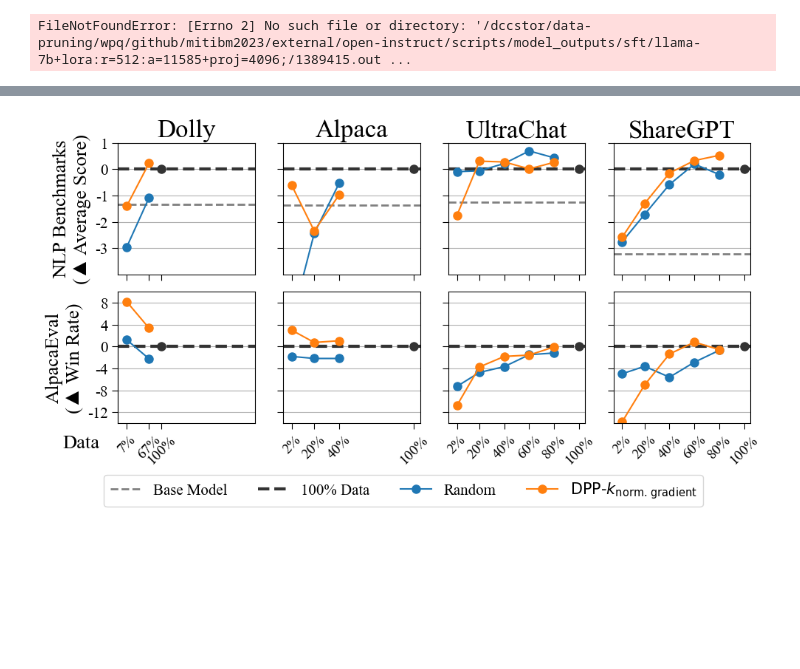
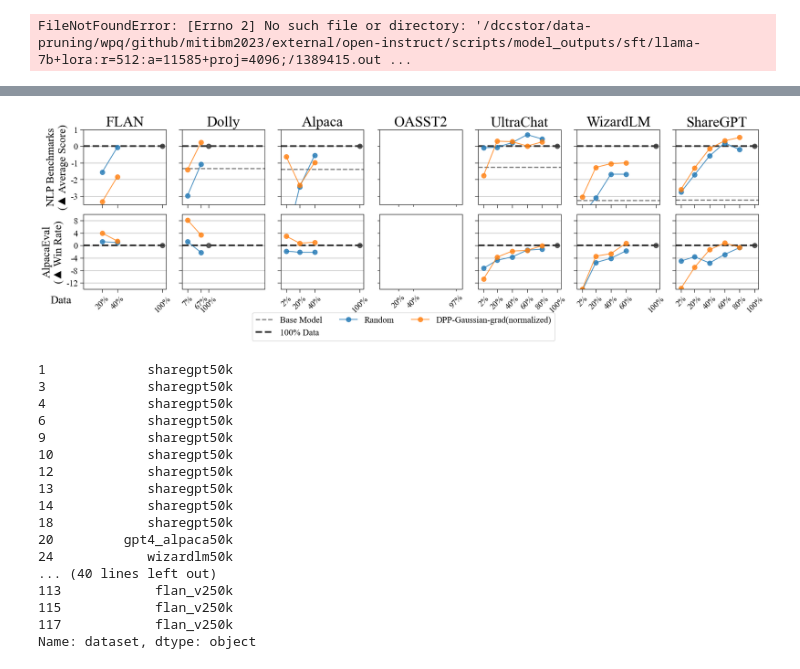
Before and after one commit to tt6746690/open-instruct, a Jupyter notebook: scripts/gen_cmds.ipynb, the cells around one changed output, grey strips where cells are left out. Saved outputs shown, nothing was run; the diff lists cells and outputs as text; code cells hidden in the pictures; blank space fills up the shorter version.

Commit message:
refactor eval

```diff
--- a/scripts/gen_cmds.ipynb
+++ b/scripts/gen_cmds.ipynb
@@ -1704,0 +1677,13 @@ chat_fmt=mix
+# %%
+
+d = df.set_index(['dataset']).to_dict()['AlpacaFarm(alpaca:eval:gpt4:turbo:fn)/WR*']
+d = dict(sorted(d.items(), key=lambda kv: kv[1]))
+
+
+xs = d.keys()
+ys = d.values()
+
+
+fig, ax = plt.subplots(1,1,figsize=(20,2))
+
+plt.bar(xs, ys)
@@ -1886,6 +1868,9 @@ def get_dataset_display(dataset):
     elif 'ultrachat' in dataset: return 'UltraChat'
     elif 'sharegpt' in dataset: return 'ShareGPT'
     elif 'ultrafeedback' in dataset: return 'UltraFeedback'
+    elif 'flan_v2' in dataset: return "FLAN"
+    elif 'oasst2' in dataset: return "OASST2"
+    elif 'wizardlm' in dataset: return "WizardLM"
     else: raise ValueError(f'{dataset} not defined display name')
 
 
@@ -1902,7 +1887,7 @@ assert(yaxis_type in ['abs', 'delta_fullfinetune'])
 
 if finetune_type == 'sft':
     datasets = ['dolly', 'stanford_alpaca50k', 'ultrachat50k', 'sharegpt50k']
-    # datasets = ['flan_v250k', 'dolly', 'stanford_alpaca50k', 'oasst2', 'ultrachat50k', 'wizardlm50k', 'sharegpt50k']
+    datasets = ['flan_v250k', 'dolly', 'stanford_alpaca50k', 'oasst2', 'ultrachat50k', 'wizardlm50k', 'sharegpt50k']
 else:
     datasets = ['ultrafeedback']
 # datasets = list(np.unique(dfc['dataset']))
@@ -1948,6 +1933,7 @@ markers_list = ['o']*10
 lineplot_kwargs = {'marker': '.',
 #                    'markerfacecolor': 'none',
                    'markersize': 8,
+                   'alpha': .8,
 #                    'markeredgewidth': 2,
 #                    'linewidth': 1.5,
                   }
@@ -2014,35 +2000,55 @@ for axi, task_name in enumerate(task_names):
     ax.set_ylabel(task_name_shortened.replace('(', '(▲ ') if yaxis_type.startswith('delta') else task_name_shortened, va='bottom')
     if yaxis_type == 'delta_fullfinetune':
         if task_name == 'nonchat': yticks = [-3,-2,-1,0,1]
-        elif 'AlpacaFarm' in  task_name: yticks = [-12, -8, -4, 0, 4, 8]
+        elif 'AlpacaFarm' in task_name and 'WR' in task_name: yticks = [-12, -8, -4, 0, 4, 8]
         else: yticks = None
         if yticks is not None: ax.set_yticks(yticks, yticks)
 
 
 for axj, dataset in enumerate(datasets):
     dataset_size = get_dataset_size(dataset)
     xticks = np.array(sorted(xticks_data[dataset]))
     ax = axs.reshape(nrows, ncols)[nrows-1, axj]
     c = .05; ax.set_xlim((-N*c, N+c*N))
     xticklabels = [f'{x*100:.0f}%' for x in xticks/get_dataset_size(dataset)]
     ax.set_xticks(xticks, xticklabels, ha='center', rotation=45)
 
     ax = axs.reshape(nrows, ncols)[0, axj]
     ax.set_title(get_dataset_display(dataset))
 
     if yaxis_type != 'abs':
         axs.reshape(nrows, ncols)[0, axj].set_ylim((-3.5, 1))
         axs.reshape(nrows, ncols)[1, axj].set_ylim((-14, 10))
 
 ## data xlabel at the side s
 axs.reshape(nrows, ncols)[nrows-1, 0].annotate('Data', xy=(-0.4, -.15), xycoords="axes fraction", ha='left', va='center', weight='bold', fontsize=plt.rcParams['axes.labelsize'])
 ## legend at bottom
-fig.legend(loc='lower center', bbox_to_anchor=(0.5, -.1), ncol=4, frameon=True)
+fig.legend(loc='lower center', bbox_to_anchor=(0.5, -.12), ncol=3, frameon=True)
 
 
 fig.tight_layout()
 
 save_path = os.path.join(assets_dir, 'fig_vmf_grad_vs_random_cross_datasets.pdf')
 fig.savefig(save_path, bbox_inches='tight', dpi=100)
 # %% [output]
-[figure, old version]
+[figure, new version]
+# %%
+dfc['dataset']
+# %% [output]
+1             sharegpt50k
+3             sharegpt50k
+4             sharegpt50k
+6             sharegpt50k
+9             sharegpt50k
+10            sharegpt50k
+12            sharegpt50k
+13            sharegpt50k
+14            sharegpt50k
+18            sharegpt50k
+20         gpt4_alpaca50k
+24            wizardlm50k
+... (40 lines left out)
+113            flan_v250k
+115            flan_v250k
+117            flan_v250k
+Name: dataset, dtype: object
```
Also changed, not shown: parts of 9 cells of this notebook.
